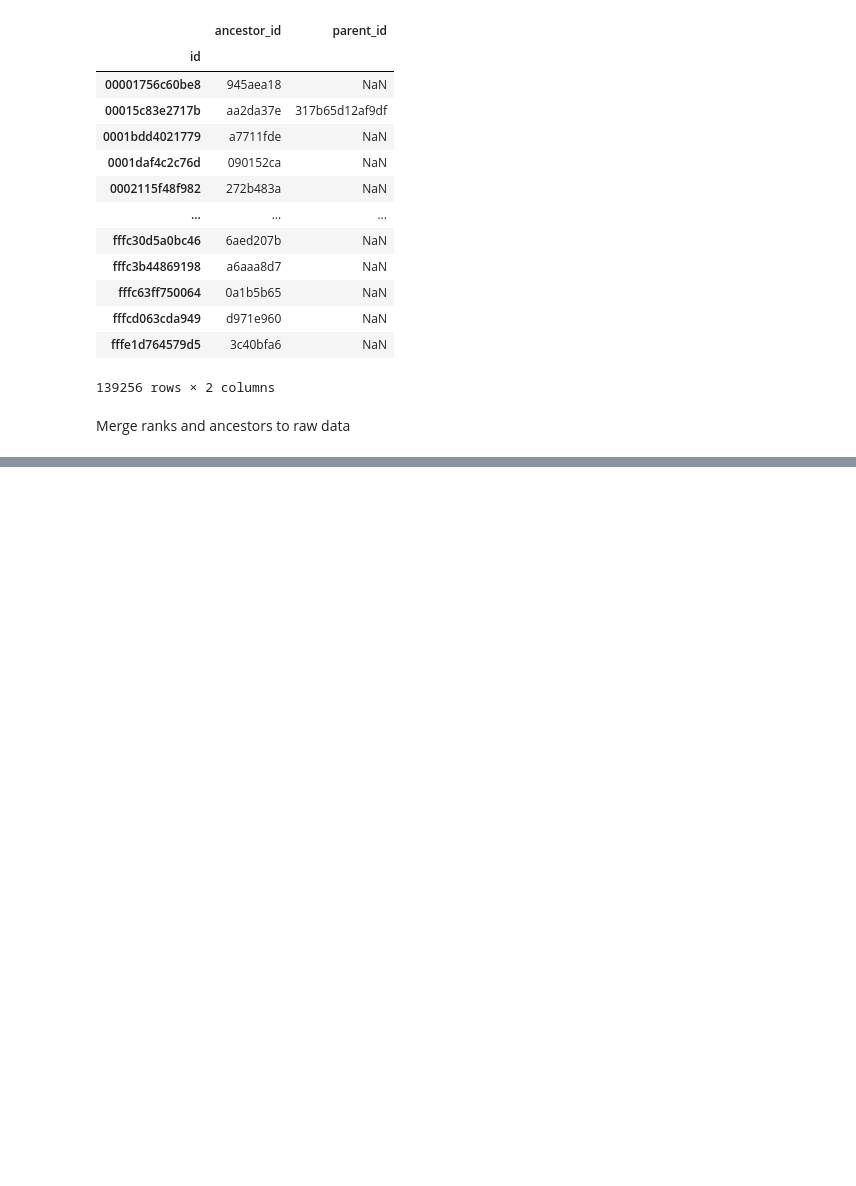
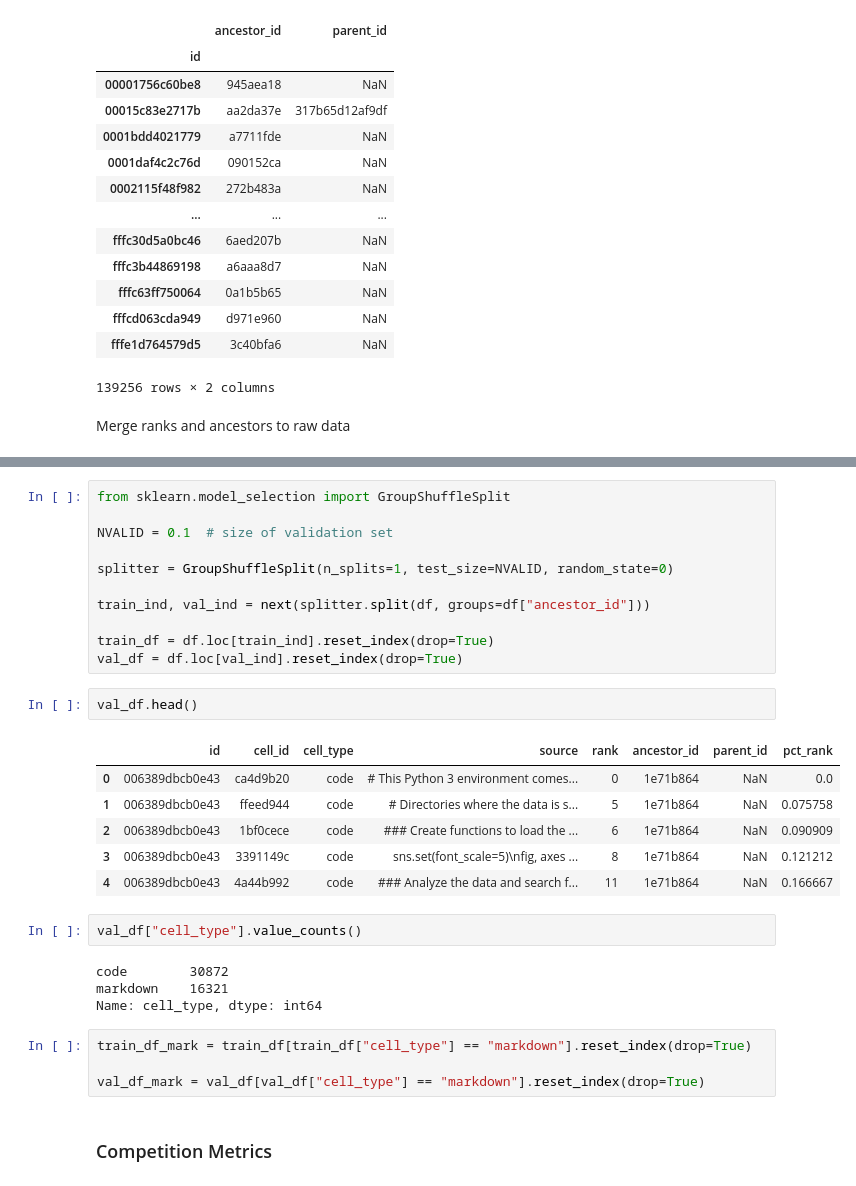
Before and after one commit to suvigyajain0101/AI4Code, a Jupyter notebook: Pytorch_DistilBert.ipynb, the cells around one changed output, grey strips where cells are left out. Drawn from its saved outputs; the diff is of its cells as text; blank space fills up the shorter version.

```diff
--- a/Pytorch_DistilBert.ipynb
+++ b/Pytorch_DistilBert.ipynb
@@ -273,0 +291,32 @@ df
+# %%
+from sklearn.model_selection import GroupShuffleSplit
+
+NVALID = 0.1  # size of validation set
+
+splitter = GroupShuffleSplit(n_splits=1, test_size=NVALID, random_state=0)
+
+train_ind, val_ind = next(splitter.split(df, groups=df["ancestor_id"]))
+
+train_df = df.loc[train_ind].reset_index(drop=True)
+val_df = df.loc[val_ind].reset_index(drop=True)
+# %%
+val_df.head()
+# %% [output]
+|  | id | cell_id | cell_type | source | rank | ancestor_id | parent_id | pct_rank |
+| 0 | 006389dbcb0e43 | ca4d9b20 | code | # This Python 3 environment comes... | 0 | 1e71b864 | NaN | 0.0 |
+| 1 | 006389dbcb0e43 | ffeed944 | code | # Directories where the data is s... | 5 | 1e71b864 | NaN | 0.075758 |
+| 2 | 006389dbcb0e43 | 1bf0cece | code | ### Create functions to load the ... | 6 | 1e71b864 | NaN | 0.090909 |
+| 3 | 006389dbcb0e43 | 3391149c | code | sns.set(font_scale=5)\nfig, axes ... | 8 | 1e71b864 | NaN | 0.121212 |
+| 4 | 006389dbcb0e43 | 4a44b992 | code | ### Analyze the data and search f... | 11 | 1e71b864 | NaN | 0.166667 |
+# %%
+val_df["cell_type"].value_counts()
+# %% [output]
+code        30872
+markdown    16321
+Name: cell_type, dtype: int64
+# %%
+train_df_mark = train_df[train_df["cell_type"] == "markdown"].reset_index(drop=True)
+
+val_df_mark = val_df[val_df["cell_type"] == "markdown"].reset_index(drop=True)
+# %% [markdown]
+### Competition Metrics
```
Also changed, not shown: parts of 11 cells of this notebook.
